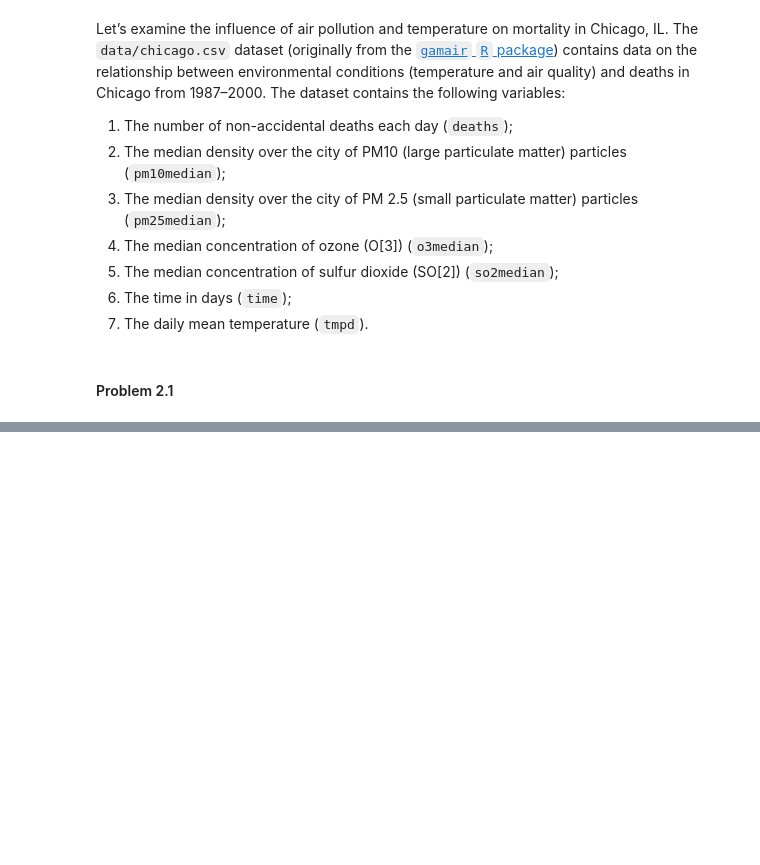
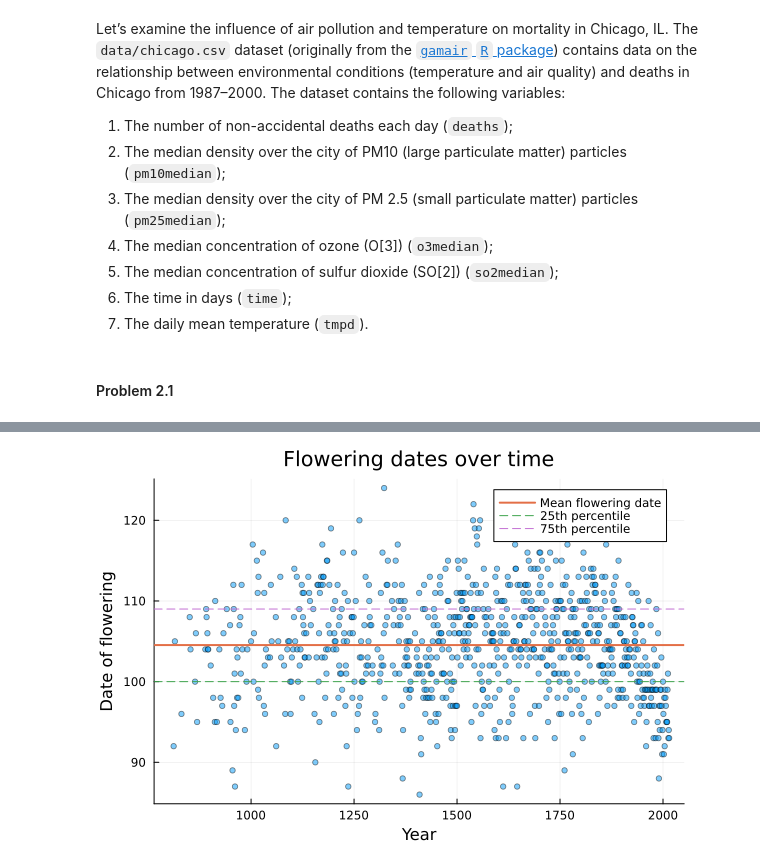
Before and after one commit to BEE4850-SP26/hw01-emma-t932, a Jupyter notebook: hw01.ipynb, the cells around one changed output, grey strips where cells are left out. Saved outputs shown, nothing was run; the diff lists cells and outputs as text; code cells hidden in the pictures; blank space fills up the shorter version.

```diff
--- a/hw01.ipynb
+++ b/hw01.ipynb
@@ -377,0 +440,22 @@ the data sources and the type of historical evidence
+# %%
+year = data_cherries[!, :"Year.AD"]
+flowering = data_cherries[!, :"Flowering.DOY"]
+
+q25 = cherries_summary[!, :q25]
+e = cherries_summary[!, :mean]
+q75 = cherries_summary[!, :q75]
+
+plot(year, flowering,
+    seriestype=:scatter,
+    title="Flowering dates over time",
+    xlabel="Year",
+    ylabel="Date of flowering",
+    label="",
+    alpha=0.5,
+    markersize=3)
+
+# Add horizontal lines
+hline!([e], label = "Mean flowering date", linewidth = 2)
+hline!([q25, q75], label = ["25th percentile" "75th percentile"], linestyle = :dash)
+# %% [output]
+[figure, added]
```
Also changed, not shown: parts of 33 cells of this notebook.
